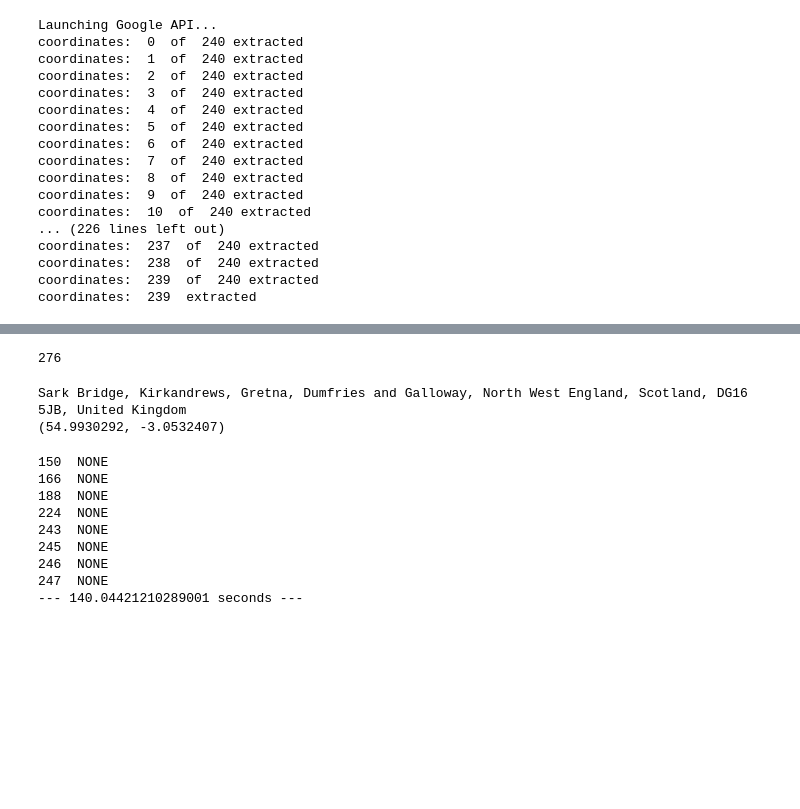
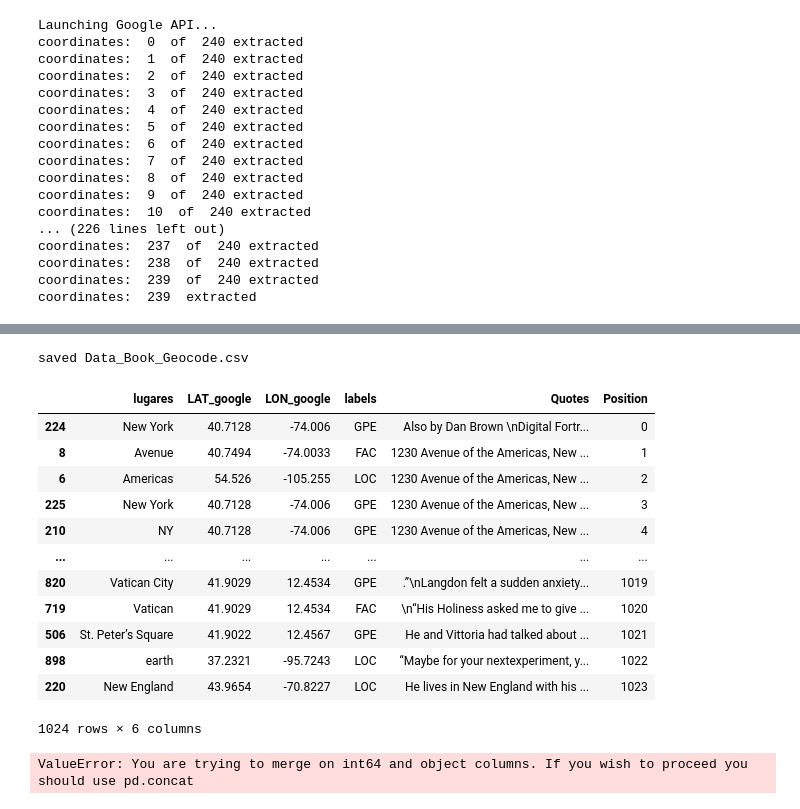
Before and after one commit to pjwork00/ProjectWork, a Jupyter notebook: back-end-python/src/Book_extraction_single.ipynb, the cells around one changed output, grey strips where cells are left out. Cells and saved outputs as stored; diff of their text form; code cells hidden in the pictures; blank space fills up the shorter version.

```diff
--- a/back-end-python/src/Book_extraction_single.ipynb
+++ b/back-end-python/src/Book_extraction_single.ipynb
@@ -179,2 +219,4 @@ lugares[i],Frases_Book[i], start_ent[i], end_ent[i], start_frase[i], end_frase[i
 # %%
 Data_Book=pd.DataFrame(list(zip(lugares, label, Frases_Book)), columns=["lugares","labels", "Quotes"])
+Data_Book=pd.DataFrame(list(zip(lugares, label, Frases_Book, Data_Book.index)), columns=["lugares","labels", "Quotes", "Position"])
+Data_Book
@@ -267,17 +328,40 @@ MergeError: Must pass right_on or right_index=True
+# %%
+Data_coord(lugares_DF, Data_Book, "sss")
+# %% [output]
+saved Data_Book_Geocode.csv
+|  | lugares | LAT_google | LON_google | labels | Quotes | Position |
+| 224 | New York | 40.7128 | -74.006 | GPE | Also by Dan Brown \nDigital Fortr... | 0 |
+| 8 | Avenue | 40.7494 | -74.0033 | FAC | 1230 Avenue of the Americas, New ... | 1 |
+| 6 | Americas | 54.526 | -105.255 | LOC | 1230 Avenue of the Americas, New ... | 2 |
+| 225 | New York | 40.7128 | -74.006 | GPE | 1230 Avenue of the Americas, New ... | 3 |
+| 210 | NY | 40.7128 | -74.006 | GPE | 1230 Avenue of the Americas, New ... | 4 |
+| ... | ... | ... | ... | ... | ... | ... |
+| 820 | Vatican City | 41.9029 | 12.4534 | GPE | .”\nLangdon felt a sudden anxiety... | 1019 |
+| 719 | Vatican | 41.9029 | 12.4534 | FAC | \n“His Holiness asked me to give ... | 1020 |
+| 506 | St. Peter’s Square | 41.9022 | 12.4567 | GPE | He and Vittoria had talked about ... | 1021 |
+| 898 | earth | 37.2321 | -95.7243 | LOC | “Maybe for your nextexperiment, y... | 1022 |
+| 220 | New England | 43.9654 | -70.8227 | LOC | He lives in New England with his ... | 1023 |
+1024 rows × 6 columns
+# %%
+
+
+
+Data_Book_2=pd.merge(lugares_DF, Data_Book, on = "lugares", sort = False)
+len(Data_Book)
+Data_Book_2.head(20)
+Data_Book_2=Data_Book_2.sort_values("Position")
+Data_Book_2
+# %% [output]
+ValueError: You are trying to merge on int64 and object columns. If you wish to proceed you should use pd.concat
 # %%
-#Data_Book_all.to_csv("Data_Book.csv")
-Data_Book["lugares"][0]
-lugares_unique=np.unique(lugares, return_index=True)
-len(lugares_unique[1])
+# #Data_Book_all.to_csv("Data_Book.csv")
+# Data_Book["lugares"][0]
+# lugares_unique=np.unique(lugares, return_index=True)
+# len(lugares_unique[1])
-# %% [output]
-276
 # %%
-geolocator = Nominatim(user_agent="Travel-app")
-location = geolocator.geocode(Data_Book["lugares"][1])
-#print(location.address)
-print((location.address))
-print((location.latitude, location.longitude))
+# geolocator = Nominatim(user_agent="Travel-app")
+# location = geolocator.geocode(Data_Book["lugares"][1])
+# #print(location.address)
+# print((location.address))
+# print((location.latitude, location.longitude))
-# %% [output]
-Sark Bridge, Kirkandrews, Gretna, Dumfries and Galloway, North West England, Scotland, DG16 5JB, United Kingdom
-(54.9930292, -3.0532407)
 # %%
@@ -325,14 +409 @@ def coordinates_geopy(lugares):
-# %%
-lugares_unique, lon, lat, address=coordinates_geopy(lugares)
-#Data_Book_all=[Data_Book, lugares_DF]
-# %% [output]
-150  NONE
-166  NONE
-188  NONE
-224  NONE
-243  NONE
-245  NONE
-246  NONE
-247  NONE
---- 140.04421210289001 seconds ---
 # %%
```
Also changed, not shown: parts of 22 cells of this notebook, 54 other files.
